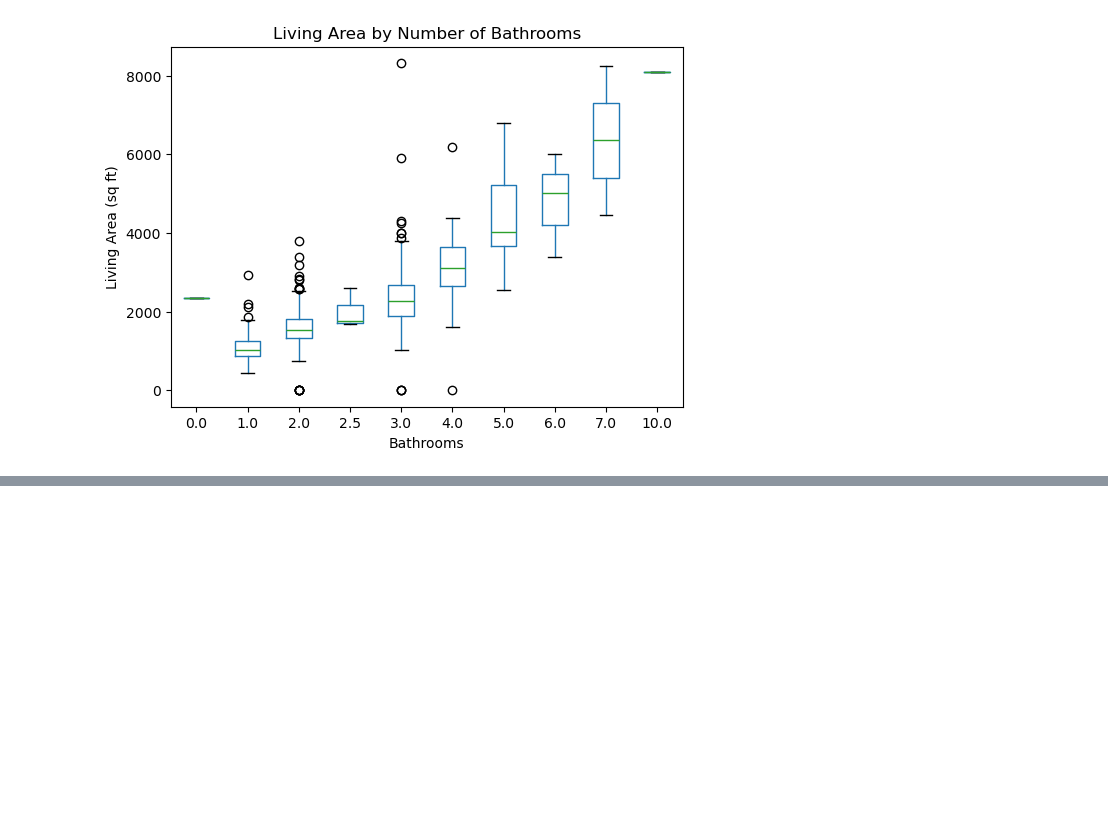
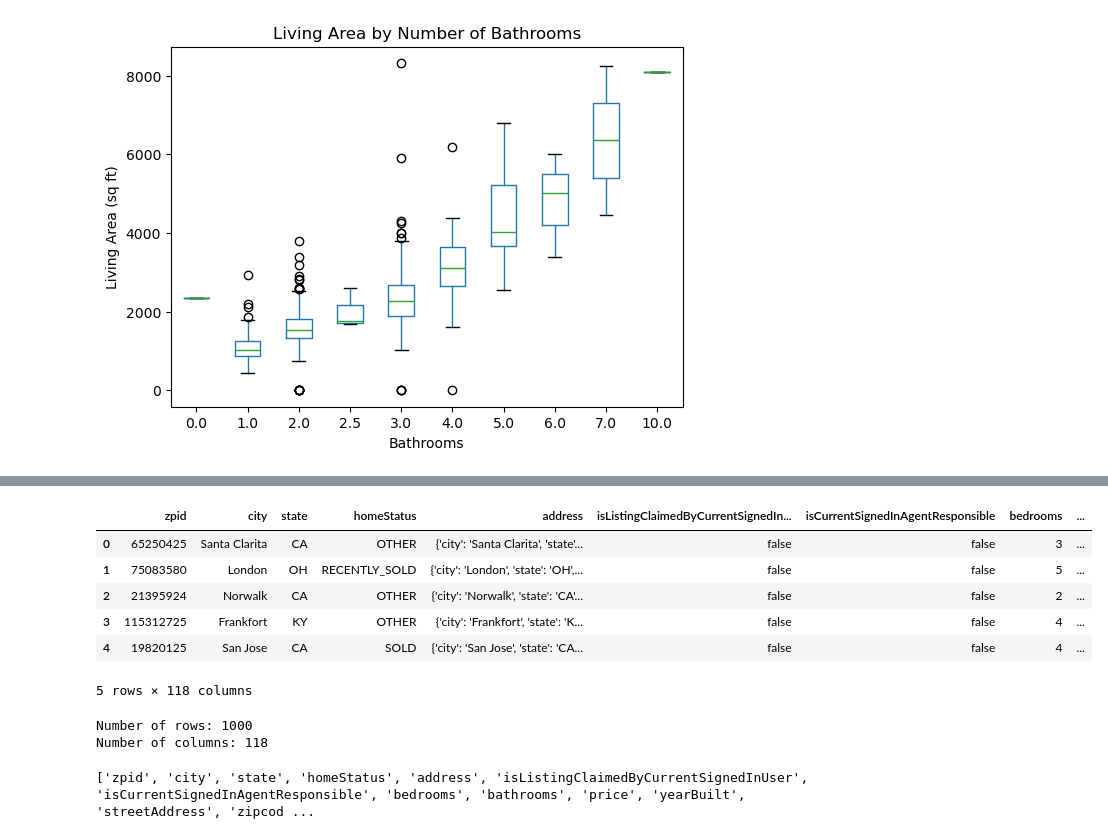
Before and after one commit to Kabir1502/project-one, a Jupyter notebook: variable_analysis.ipynb, the cells around one changed output, grey strips where cells are left out. Saved outputs shown, nothing was run; the diff lists cells and outputs as text; code cells hidden in the pictures; blank space fills up the shorter version.

```diff
--- a/variable_analysis.ipynb
+++ b/variable_analysis.ipynb
@@ -309,0 +373,32 @@ plt.show()
+# %%
+import pandas as pd
+import json
+
+filename = "zillow_properties_data.json"
+
+#Previewing Dataset
+zillow_df = pd.read_json(filename)
+zillow_df.head()
+# %% [output]
+|  | zpid | city | state | homeStatus | address | isListingClaimedByCurrentSignedIn... | isCurrentSignedInAgentResponsible | bedrooms | ... |
+| 0 | 65250425 | Santa Clarita | CA | OTHER | {'city': 'Santa Clarita', 'state'... | false | false | 3 | ... |
+| 1 | 75083580 | London | OH | RECENTLY_SOLD | {'city': 'London', 'state': 'OH',... | false | false | 5 | ... |
+| 2 | 21395924 | Norwalk | CA | OTHER | {'city': 'Norwalk', 'state': 'CA'... | false | false | 2 | ... |
+| 3 | 115312725 | Frankfort | KY | OTHER | {'city': 'Frankfort', 'state': 'K... | false | false | 4 | ... |
+| 4 | 19820125 | San Jose | CA | SOLD | {'city': 'San Jose', 'state': 'CA... | false | false | 4 | ... |
+5 rows × 118 columns
+# %%
+#Determining characteristics of dataframe
+
+num_rows = zillow_df.shape[0]
+num_cols = zillow_df.shape[1]
+print(f"Number of rows: {num_rows}")
+print(f"Number of columns: {num_cols}")
+# %% [output]
+Number of rows: 1000
+Number of columns: 118
+# %%
+# Print all column names as a list
+print(zillow_df.columns.tolist())
+# %% [output]
+['zpid', 'city', 'state', 'homeStatus', 'address', 'isListingClaimedByCurrentSignedInUser', 'isCurrentSignedInAgentResponsible', 'bedrooms', 'bathrooms', 'price', 'yearBuilt', 'streetAddress', 'zipcod ...
```
Also changed, not shown: parts of 5 cells of this notebook, 10 other files.
